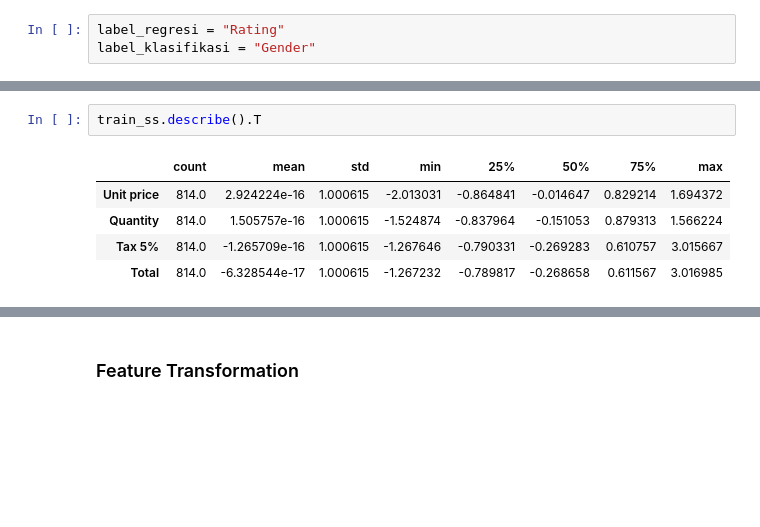
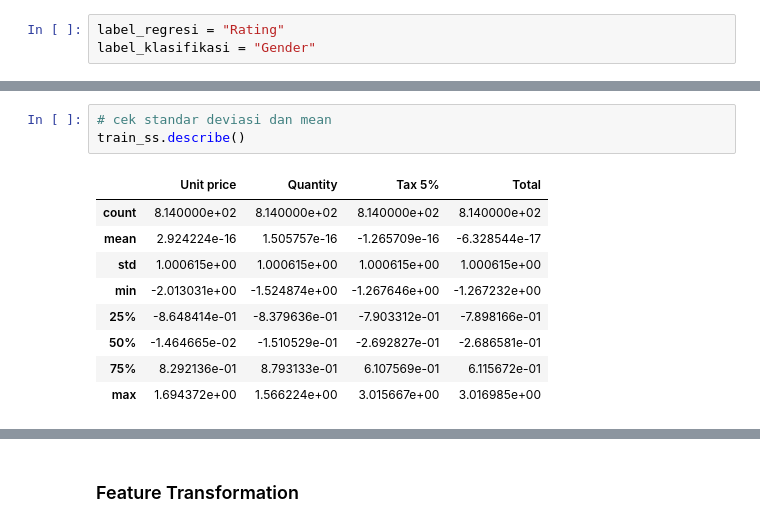
Before and after one commit to SulthanAbiyyu/mini-bootcamp-bcc-2023, a Jupyter notebook: day2.ipynb, the cells around one changed output, grey strips where cells are left out. Drawn from its saved outputs; the diff is of its cells as text; blank space fills up the shorter version.

```diff
--- a/day2.ipynb
+++ b/day2.ipynb
@@ -139,12 +167,17 @@ train_ss.head()
 | 192 | C | Naypyitaw | Normal | Food and beverages | 1.247839 | 1.222769 | 2.131836 | 2.132967 | Cash |
 | 682 | C | Naypyitaw | Normal | Fashion accessories | -0.165205 | 0.192403 | -0.022307 | -0.021630 | Ewallet |
 | 1057 | B | Mandalay | Normal | Fashion accessories | 1.691802 | -1.181419 | -0.441299 | -0.440710 | Ewallet |
-# %%
-train_ss.describe().T
-# %% [output]
-|  | count | mean | std | min | 25% | 50% | 75% | max |
-| Unit price | 814.0 | 2.924224e-16 | 1.000615 | -2.013031 | -0.864841 | -0.014647 | 0.829214 | 1.694372 |
-| Quantity | 814.0 | 1.505757e-16 | 1.000615 | -1.524874 | -0.837964 | -0.151053 | 0.879313 | 1.566224 |
-| Tax 5% | 814.0 | -1.265709e-16 | 1.000615 | -1.267646 | -0.790331 | -0.269283 | 0.610757 | 3.015667 |
-| Total | 814.0 | -6.328544e-17 | 1.000615 | -1.267232 | -0.789817 | -0.268658 | 0.611567 | 3.016985 |
+# %%
+# cek standar deviasi dan mean
+train_ss.describe()
+# %% [output]
+|  | Unit price | Quantity | Tax 5% | Total |
+| count | 8.140000e+02 | 8.140000e+02 | 8.140000e+02 | 8.140000e+02 |
+| mean | 2.924224e-16 | 1.505757e-16 | -1.265709e-16 | -6.328544e-17 |
+| std | 1.000615e+00 | 1.000615e+00 | 1.000615e+00 | 1.000615e+00 |
+| min | -2.013031e+00 | -1.524874e+00 | -1.267646e+00 | -1.267232e+00 |
+| 25% | -8.648414e-01 | -8.379636e-01 | -7.903312e-01 | -7.898166e-01 |
+| 50% | -1.464665e-02 | -1.510529e-01 | -2.692827e-01 | -2.686581e-01 |
+| 75% | 8.292136e-01 | 8.793133e-01 | 6.107569e-01 | 6.115672e-01 |
+| max | 1.694372e+00 | 1.566224e+00 | 3.015667e+00 | 3.016985e+00 |
 # %% [markdown]
```
Also changed, not shown: parts of 31 cells of this notebook.
